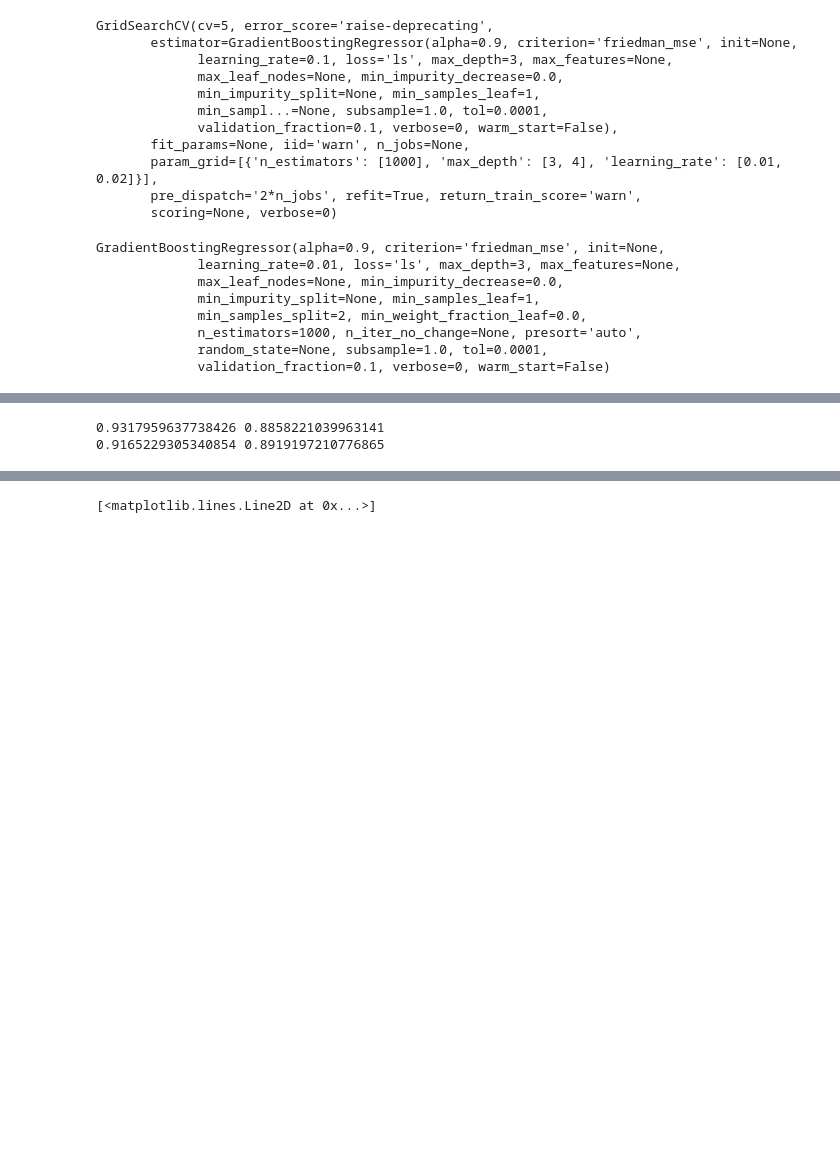
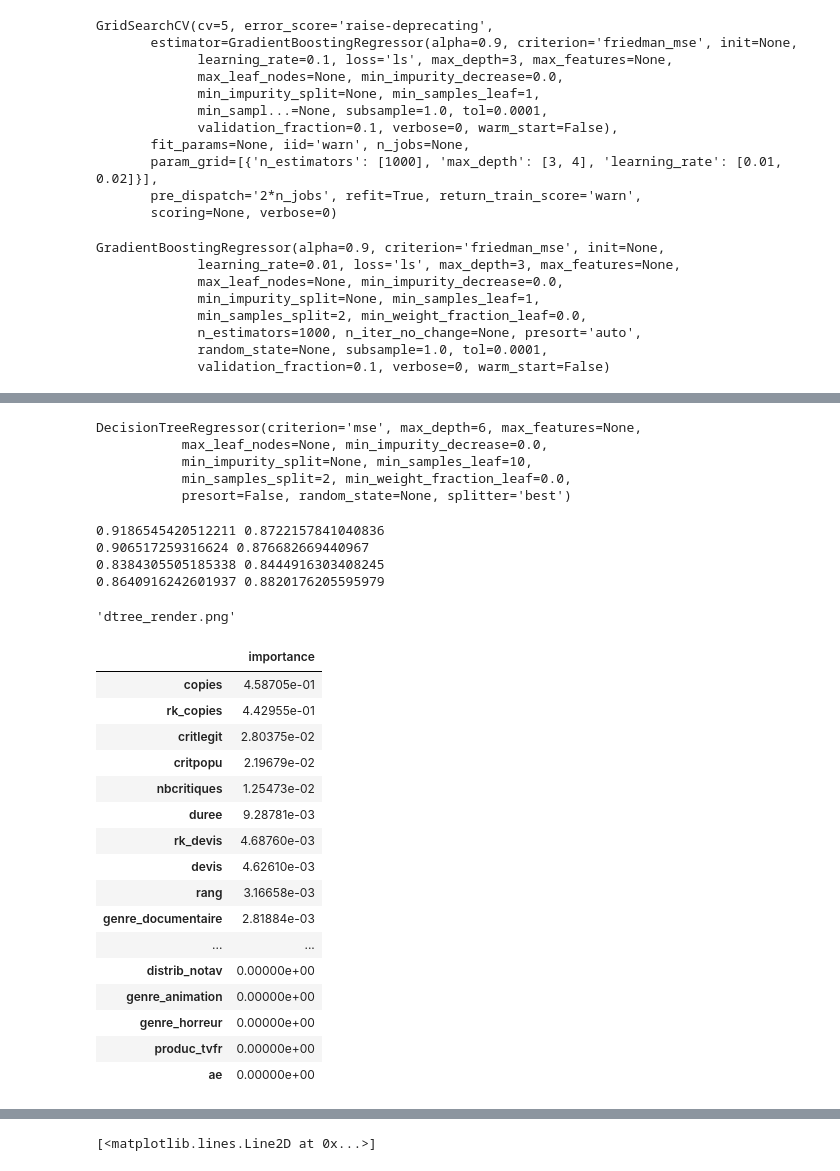
Before and after one commit to Aquachoc/Cinema-statapp, a Jupyter notebook: STATAPP.ipynb, the cells around one changed output, grey strips where cells are left out. Drawn from its saved outputs; the diff is of its cells as text; code cells hidden in the pictures; blank space fills up the shorter version.

```diff
--- a/STATAPP.ipynb
+++ b/STATAPP.ipynb
@@ -674,9 +749,9 @@ CINE2tmp = cine[tree_cols]
 CINE2tmp = CINE2tmp.dropna() #
 CINE2tmp.entrees = np.log(CINE2tmp.entrees+1)
 CINE2tmp.copies = np.log(CINE2tmp.copies+1)
-#CINE2tmp = filtr(CINE2tmp, "ae", 0)
+CINE2tmp = filtr(CINE2tmp, "ae", 1)
 #CINE2tmp.insert(1, "cluster", cluster)
-
+CINE2tmp = pd.DataFrame(StandardScaler().fit_transform(CINE2tmp), columns=CINE2tmp.columns)
 #CINE2tmp.devis = np.log(CINE2tmp.devis+1)
 #CINE2tmp.drop("ae", 1, inplace= True)
 #tmp = CINE2tmp["categ.entrees"].unique()[mask]
@@ -750,3 +823,8 @@ GradientBoostingRegressor(alpha=0.9, criterion='friedman_mse', init=None,
              n_estimators=1000, n_iter_no_change=None, presort='auto',
              random_state=None, subsample=1.0, tol=0.0001,
              validation_fraction=0.1, verbose=0, warm_start=False)
+# %%
+tuned_parameters_gini = [{"max_depth" : list(range(2,12)), "min_samples_leaf" : [5, 10, 20]}]
+clf_gini = DecisionTreeRegressor()
+clf_gini = GridSearchCV(clf_gini, tuned_parameters_gini, cv=5)
+clf_gini.fit(X_train, y_train)
@@ -753,10 +842,23 @@ GradientBoostingRegressor(alpha=0.9, criterion='friedman_mse', init=None,
+# %%
+clf_gini.best_estimator_
+# %% [output]
+DecisionTreeRegressor(criterion='mse', max_depth=6, max_features=None,
+           max_leaf_nodes=None, min_impurity_decrease=0.0,
+           min_impurity_split=None, min_samples_leaf=10,
+           min_samples_split=2, min_weight_fraction_leaf=0.0,
+           presort=False, random_state=None, splitter='best')
 # %%
-clf_gini = DecisionTreeRegressor(max_depth=5, min_samples_leaf=10)
-svm_reg = LinearSVR(epsilon=1.5)
+clf_gini = DecisionTreeRegressor(criterion='mse', max_depth=4, max_features=None,
+           max_leaf_nodes=None, min_impurity_decrease=0.0,
+           min_impurity_split=None, min_samples_leaf=10,
+           min_samples_split=2, min_weight_fraction_leaf=0.0,
+           presort=False, random_state=None, splitter='best')
+svm_reg = LinearSVR()
 svm_reg.fit(X_train, y_train)
+svm_rez = svm_reg.predict(X_test)
+svm_rez_train = svm_reg.predict(X_train)
 
-
-gbrt =GradientBoostingRegressor(alpha=0.9, criterion='friedman_mse', init=None,
+gbrt = GradientBoostingRegressor(alpha=0.9, criterion='friedman_mse', init=None,
              learning_rate=0.01, loss='ls', max_depth=3, max_features=None,
              max_leaf_nodes=None, min_impurity_decrease=0.0,
              min_impurity_split=None, min_samples_leaf=1,
@@ -769,8 +871,8 @@ gbrt.fit(X_train, y_train)
 gbrt_rez = gbrt.predict(X_test)
 gbrt_rez_train = gbrt.predict(X_train)
 clf_gini.fit(X_train, y_train)
-rez = clf_gini.predict(X_test)
-rez_train = clf_gini.predict(X_train)
+rez_gini = clf_gini.predict(X_test)
+rez_train_gini = clf_gini.predict(X_train)
 clf.fit(X_train, y_train)
 rez = clf.predict(X_test)
 rez_train = clf.predict(X_train)
@@ -778,9 +880,45 @@ print(r2_score(y_train, rez_train),
 r2_score(y_test, rez))
 print(r2_score(y_train, gbrt_rez_train),
 r2_score(y_test, gbrt_rez))
+print(r2_score(y_train, rez_train_gini),
+r2_score(y_test, rez_gini))
+print(r2_score(y_train, svm_rez_train),
+r2_score(y_test, svm_rez))
 tot_rez = clf.predict(X)
 # %% [output]
-0.9317959637738426 0.8858221039963141
-0.9165229305340854 0.8919197210776865
+0.9186545420512211 0.8722157841040836
+0.906517259316624 0.876682669440967
+0.8384305505185338 0.8444916303408245
+0.8640916242601937 0.8820176205595979
+# %%
+graph = Source( tree.export_graphviz(clf_gini, out_file=None, feature_names=X.columns))
+graph.format = 'png'
+graph.render('dtree_render',view=True)
+# %% [output]
+'dtree_render.png'
+# %%
+feature_importances_AE = pd.DataFrame(clf.feature_importances_,
+                                   index = X_train.columns,
+                                    columns=['importance']).sort_values('importance', ascending=False)
+# %%
+feature_importances_AE
+# %% [output]
+|  | importance |
+| copies | 4.58705e-01 |
+| rk_copies | 4.42955e-01 |
+| critlegit | 2.80375e-02 |
+| critpopu | 2.19679e-02 |
+| nbcritiques | 1.25473e-02 |
+| duree | 9.28781e-03 |
+| rk_devis | 4.68760e-03 |
+| devis | 4.62610e-03 |
+| rang | 3.16658e-03 |
+| genre_documentaire | 2.81884e-03 |
+| ... | ... |
+| distrib_notav | 0.00000e+00 |
+| genre_animation | 0.00000e+00 |
+| genre_horreur | 0.00000e+00 |
+| produc_tvfr | 0.00000e+00 |
+| ae | 0.00000e+00 |
 # %%
 CINE2tmp.hist()
```
Also changed, not shown: parts of 38 cells of this notebook, 19 other files.
